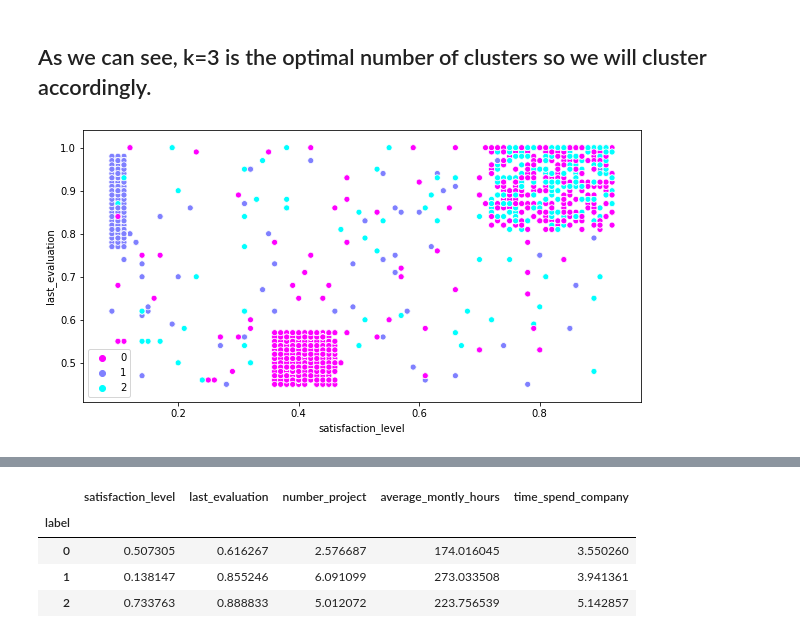
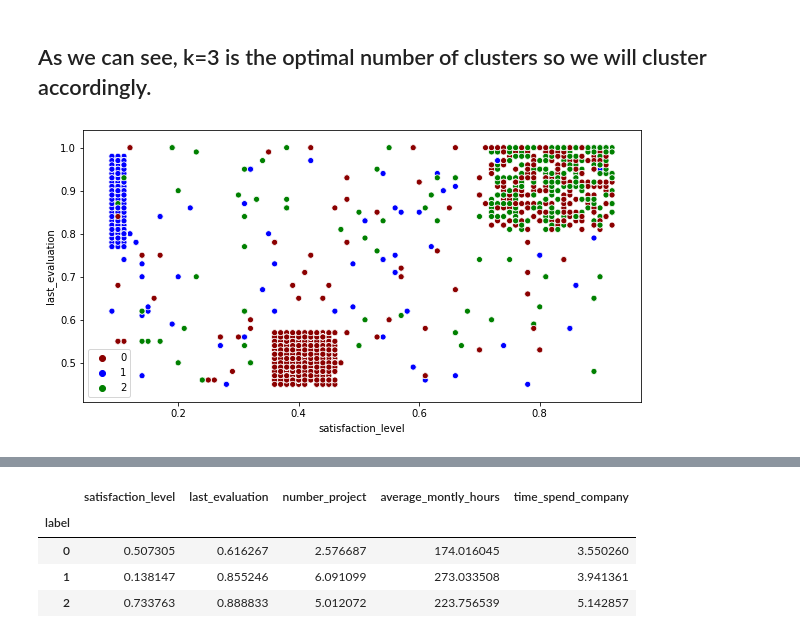
Before and after one commit to m-shahrukh/Data-Mining--Spring-2020, a Jupyter notebook: Project/HR Data Analysis/Project.ipynb, the cells around one changed output, grey strips where cells are left out. Drawn from its saved outputs; the diff is of its cells as text; code cells hidden in the pictures.

```diff
--- a/Project/HR Data Analysis/Project.ipynb
+++ b/Project/HR Data Analysis/Project.ipynb
@@ -70,9 +60,11 @@ plt.show()
 # %%
 kmeans = KMeans(n_clusters = 3, n_init=15).fit(X)
 labels=kmeans.labels_
 left_employees['label']=kmeans.labels_
 plt.figure(figsize=(10,5))
-sns.scatterplot("satisfaction_level","last_evaluation",hue=labels,data=left_employees, palette="cool_r")
+colors=["#8B0000", "#0000FF","#008000"]
+palette=sns.color_palette(colors, n_colors=3)
+sns.scatterplot("satisfaction_level","last_evaluation",hue=labels,data=left_employees, palette=palette)
 plt.show()
 # %% [output]
-[figure, old version]
+[figure, new version]
```
Also changed, not shown: parts of 32 cells of this notebook.
